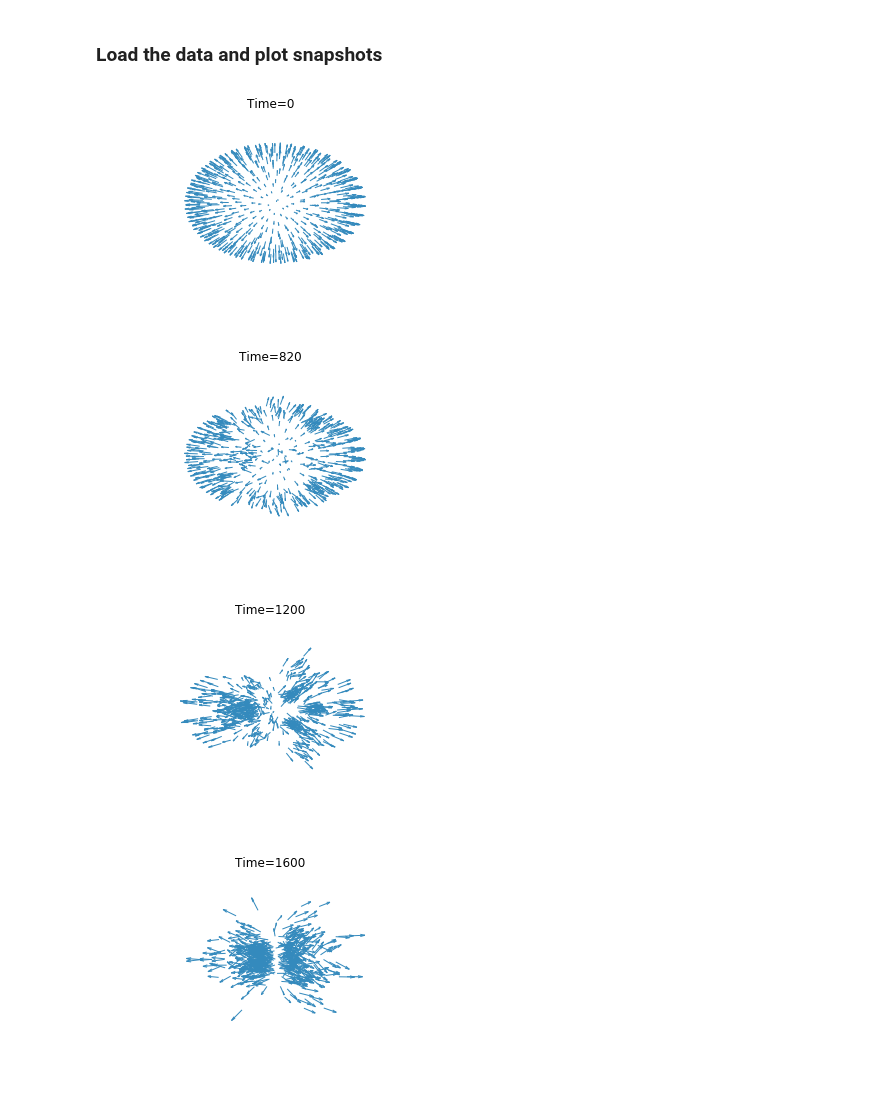
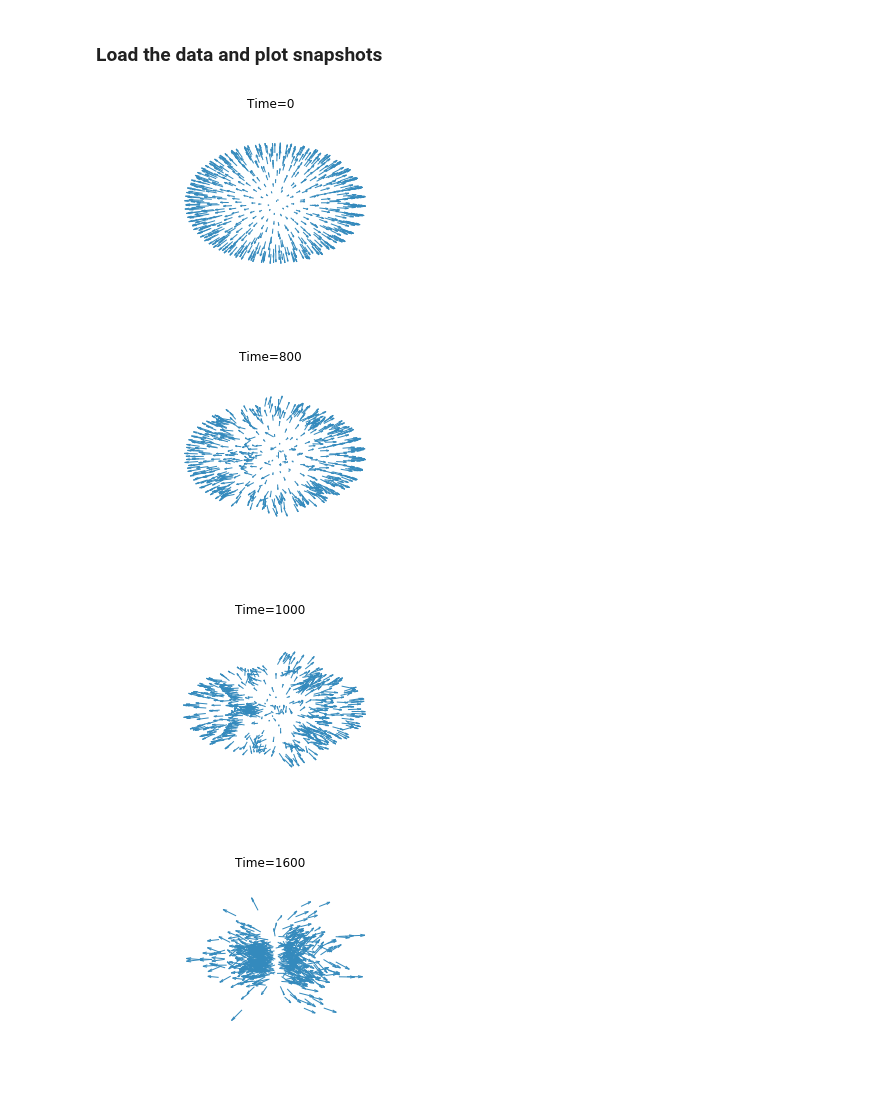
Before and after one commit to rajeshrinet/pystokes, a Jupyter notebook: examples/unbounded/activeColloidsSingleTrap/convectiveRolls.ipynb, the cells around one changed output. Cells and saved outputs as stored; diff of their text form; code cells hidden in the pictures.

```diff
--- a/examples/unbounded/activeColloidsSingleTrap/convectiveRolls.ipynb
+++ b/examples/unbounded/activeColloidsSingleTrap/convectiveRolls.ipynb
@@ -60,23 +60,23 @@ Np    = data['Np']
 # %%
 from mpl_toolkits.mplot3d import axes3d
 
 def plotConfig(n):
     fig = plt.figure()
     ax = fig.gca(projection='3d')
     for i in range(Np):
         x, y, z    = X[n,i], X[n,Np+i], X[n,2*Np+i]
         px, py, pz = X[n,3*Np+i], X[n,4*Np+i], X[n,5*Np+i]
         qq = ax.quiver(x, y, z, px, py, pz, length=32, color='#348abd')
     plt.title('Time=%d'%n);
     plt.axis('off');     plt.axis('tight')
 
 
 plotConfig(0)
-plotConfig(820)
-plotConfig(1200)
+plotConfig(800)
+plotConfig(1000)
 plotConfig(1600)
 # %% [output]
 [figure]
-[figure, old version]
+[figure, new version]
-[figure, old version]
+[figure, new version]
 [figure]
```
Also changed, not shown: parts of 2 cells of this notebook, 1 other file.
